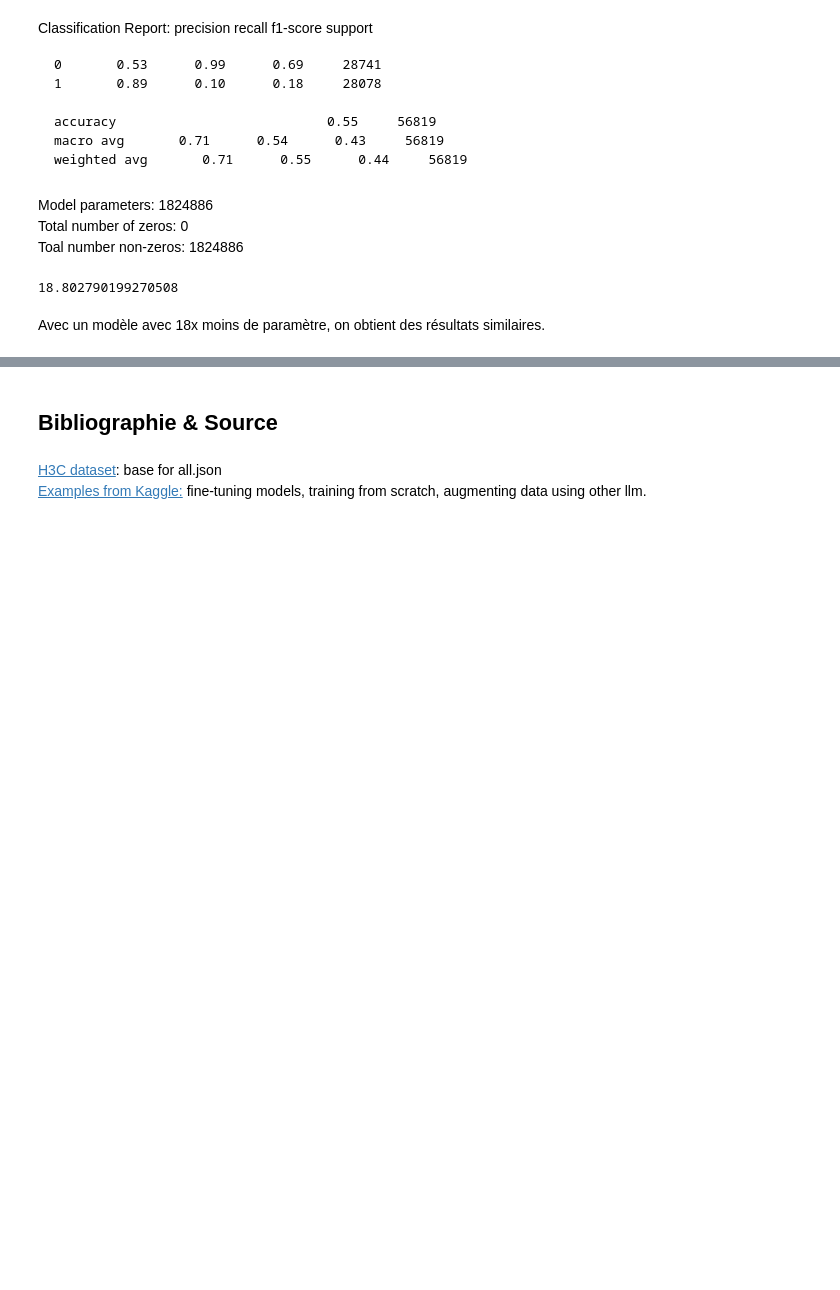
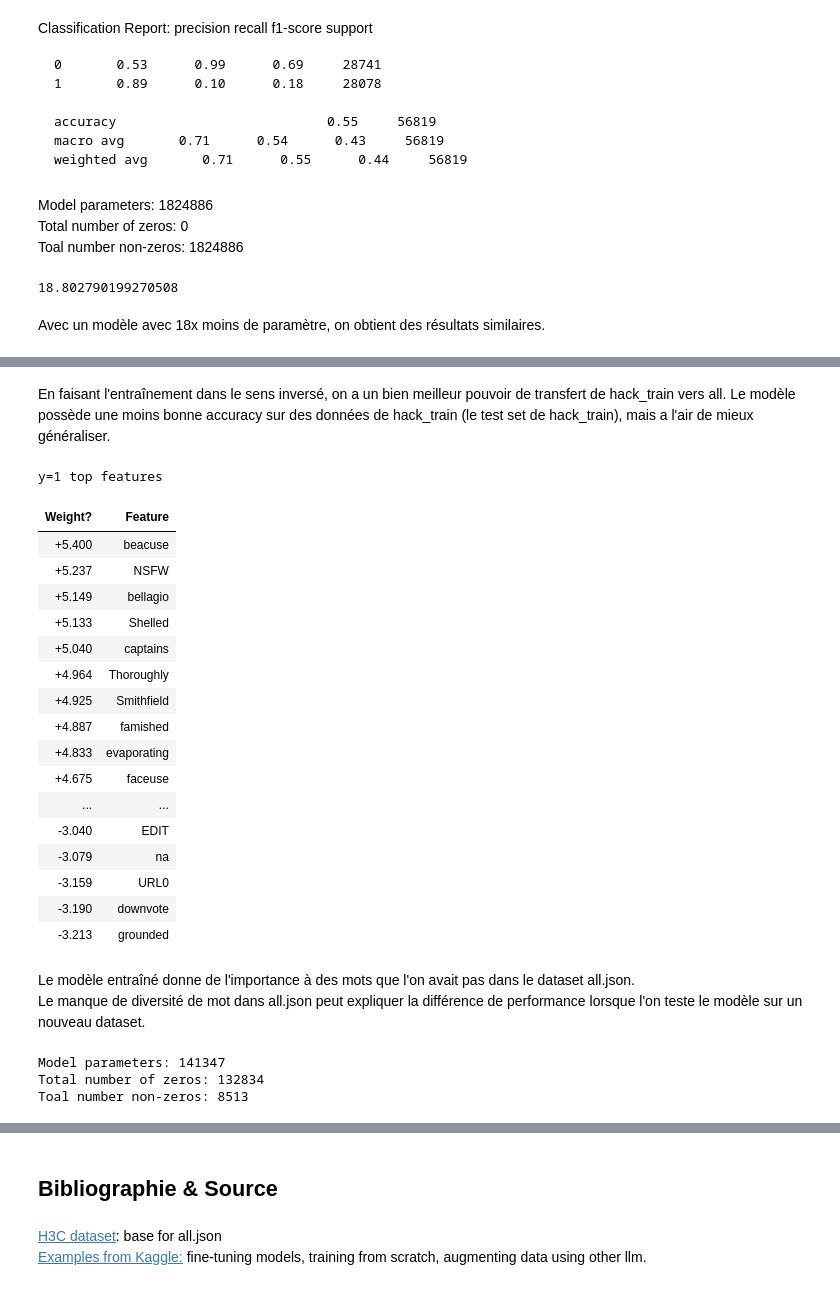
Before and after one commit to Erdnaxela3/hackathon-data-ia-hack, a Jupyter notebook: ia_vs_ai.ipynb, the cells around one changed output, grey strips where cells are left out. Drawn from its saved outputs; the diff is of its cells as text; code cells hidden in the pictures; blank space fills up the shorter version.

Commit message:
feat: inverse training with hack_train + deploy
- fix environnement.yml and requirements

```diff
--- a/ia_vs_ai.ipynb
+++ b/ia_vs_ai.ipynb
@@ -906,0 +910,3 @@ Avec un modèle avec 18x moins de paramètre, on obtient des résultats similair
+# %%
+X_train, X_test, y_train, y_test = train_test_split(x_hack, y_hack, test_size=0.2, random_state=42)
+sample_weights = compute_sample_weight(class_weight='balanced', y=y_train)
@@ -906,0 +920,17 @@ Avec un modèle avec 18x moins de paramètre, on obtient des résultats similair
+# %%
+model = make_pipeline(CountVectorizer(), LogisticRegression(random_state=42, class_weight='balanced', solver='liblinear'))
+
+param_grid = {
+    'countvectorizer__lowercase': [True, False],
+    'logisticregression__penalty': ['l1', 'l2'],
+}
+
+grid_search = GridSearchCV(model, param_grid, cv=5, scoring='f1_macro', verbose=1, n_jobs=-1)
+grid_search.fit(X_train, y_train)
+
+print("Best parameters:", grid_search.best_params_)
+print("Best cross-validation score:", grid_search.best_score_)
+
+best_model = grid_search.best_estimator_
+test_score = best_model.score(X_test, y_test)
+print("Test set score:", test_score)
@@ -906,0 +989,34 @@ Avec un modèle avec 18x moins de paramètre, on obtient des résultats similair
+# %% [markdown]
+En faisant l'entraînement dans le sens inversé, on a un bien meilleur pouvoir de transfert de hack_train vers all.
+Le modèle possède une moins bonne accuracy sur des données de hack_train (le test set de hack_train), mais a l'air de mieux généraliser.
+# %%
+html = eli5.show_weights(estimator=best_model, top=(20, 20))
+html
+# %% [output]
+y=1 top features
+| Weight? | Feature |
+| +5.400 | beacuse |
+| +5.237 | NSFW |
+| +5.149 | bellagio |
+| +5.133 | Shelled |
+| +5.040 | captains |
+| +4.964 | Thoroughly |
+| +4.925 | Smithfield |
+| +4.887 | famished |
+| +4.833 | evaporating |
+| +4.675 | faceuse |
+| ... | ... |
+| -3.040 | EDIT |
+| -3.079 | na |
+| -3.159 | URL0 |
+| -3.190 | downvote |
+| -3.213 | grounded |
+# %% [markdown]
+Le modèle entraîné donne de l'importance à des mots que l'on avait pas dans le dataset all.json.\
+Le manque de diversité de mot dans all.json peut expliquer la différence de performance lorsque l'on teste le modèle sur un nouveau dataset.
+# %%
+parameters_zeros_info(best_model)
+# %% [output]
+Model parameters: 141347
+Total number of zeros: 132834
+Toal number non-zeros: 8513
```
Also changed, not shown: parts of 19 cells of this notebook, 2 other files.
